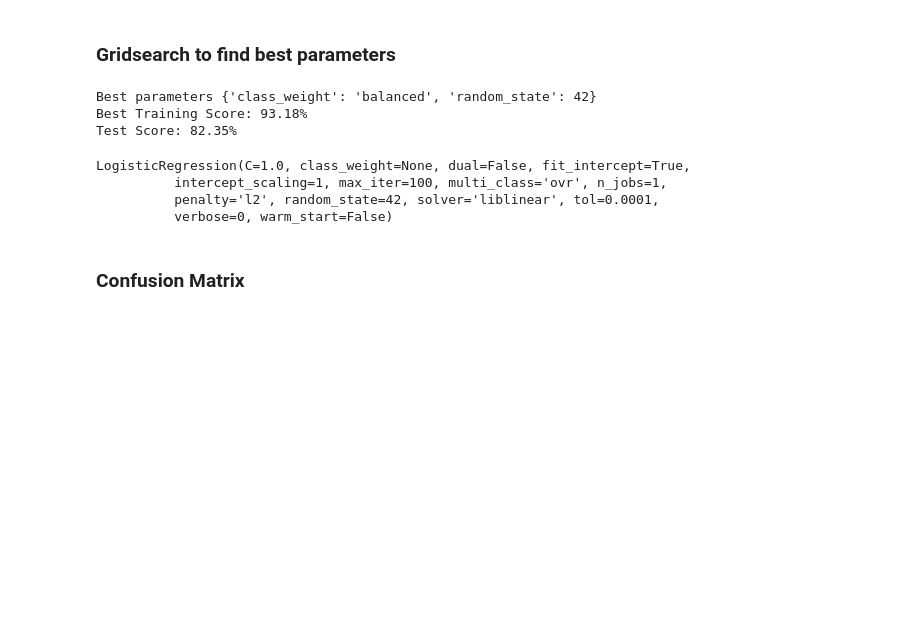
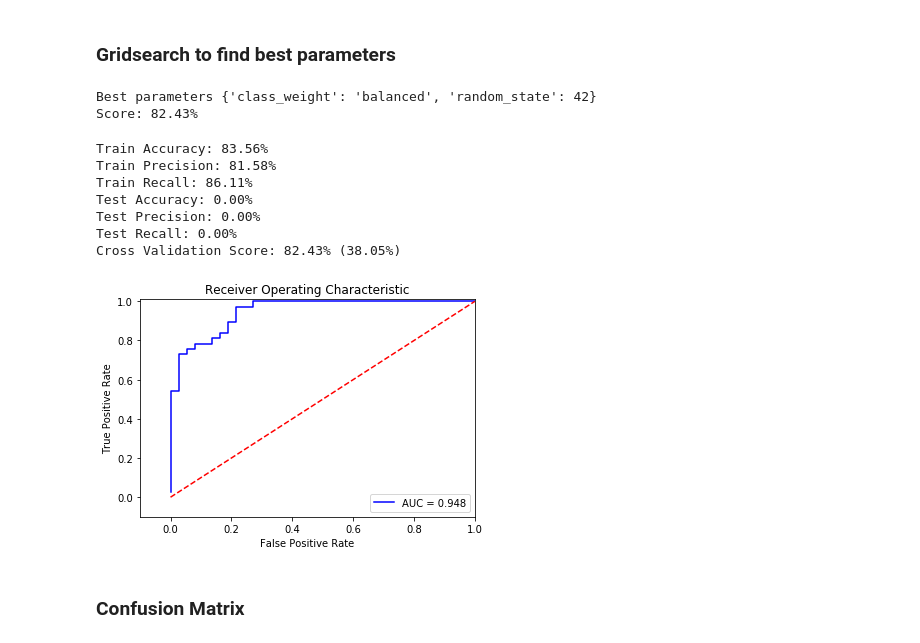
Before and after one commit to myingling0603/Debt-Portfolio-Capstone, a Jupyter notebook: Build Model.ipynb, the cells around one changed output. Drawn from its saved outputs; the diff is of its cells as text; code cells hidden in the pictures; blank space fills up the shorter version.

```diff
--- a/Build Model.ipynb
+++ b/Build Model.ipynb
@@ -117,10 +119,0 @@ X = df.drop(columns = drop_cols)
-# %%
-X_train, X_test, y_train, y_test = train_test_split(X, y,
-                                                    test_size=0.4,
-                                                    random_state=42,
-                                                    stratify=y)
-
-ss = StandardScaler()
-ss.fit(X_train)
-X_train = ss.transform(X_train)
-X_test = ss.transform(X_test)
@@ -127,15 +188,15 @@ X_test = ss.transform(X_test)
 # %% [markdown]
 ### SMOTE (Synthetic Minority Over-sampling Technique)
 # %%
-print("Before OverSampling, counts of label '1': {}".format(sum(y_train==1)))
-print("Before OverSampling, counts of label '0': {} \n".format(sum(y_train==0)))
+print("Before OverSampling, counts of label '1': {}".format(sum(y==1)))
+print("Before OverSampling, counts of label '0': {} \n".format(sum(y==0)))
 
 sm = SMOTE(k_neighbors=2,random_state=42)
-X_train_res, y_train_res = sm.fit_sample(X_train, y_train.ravel())
+X, y = sm.fit_sample(X, y)
 
-print('After OverSampling, the shape of train_X: {}'.format(X_train_res.shape))
-print('After OverSampling, the shape of train_y: {} \n'.format(y_train_res.shape))
+print('After OverSampling, the shape of train_X: {}'.format(X.shape))
+print('After OverSampling, the shape of train_y: {} \n'.format(y.shape))
 
-print("After OverSampling, counts of label '1': {}".format(sum(y_train_res==1)))
-print("After OverSampling, counts of label '0': {}".format(sum(y_train_res==0)))
+print("After OverSampling, counts of label '1': {}".format(sum(y==1)))
+print("After OverSampling, counts of label '0': {}".format(sum(y==0)))
 # %% [output]
@@ -176,23 +219,24 @@ params = {
     'random_state':[42],
     'class_weight':['balanced',None]
 }
-build_model(LogisticRegression(), params, X_train_res, y_train_res.ravel(), X_test, y_test)
+build_model(LogisticRegression(), params, X, y)
 # %% [output]
 Best parameters {'class_weight': 'balanced', 'random_state': 42}
-Best Training Score: 93.18%
-Test Score: 82.35%
+Score: 82.43%
-# %%
-# Step 1: Instantiate our model.
-logreg = LogisticRegression(class_weight=None,
-                            random_state=42)
-
-# Step 2: Fit our model.
-logreg.fit(X_train_res, y_train_res.ravel())
-# %% [output]
-LogisticRegression(C=1.0, class_weight=None, dual=False, fit_intercept=True,
-          intercept_scaling=1, max_iter=100, multi_class='ovr', n_jobs=1,
-          penalty='l2', random_state=42, solver='liblinear', tol=0.0001,
-          verbose=0, warm_start=False)
+# %%
+logreg = LogisticRegression(class_weight=None,
+                            random_state=42)
+
+leave_one_out(logreg, X, y, loocv)
+# %% [output]
+Train Accuracy: 83.56%
+Train Precision: 81.58%
+Train Recall: 86.11%
+Test Accuracy: 0.00%
+Test Precision: 0.00%
+Test Recall: 0.00%
+Cross Validation Score: 82.43% (38.05%)
+[figure, added]
 # %% [markdown]
 ### Confusion Matrix
 # %% [markdown]
```
Also changed, not shown: parts of 39 cells of this notebook.
